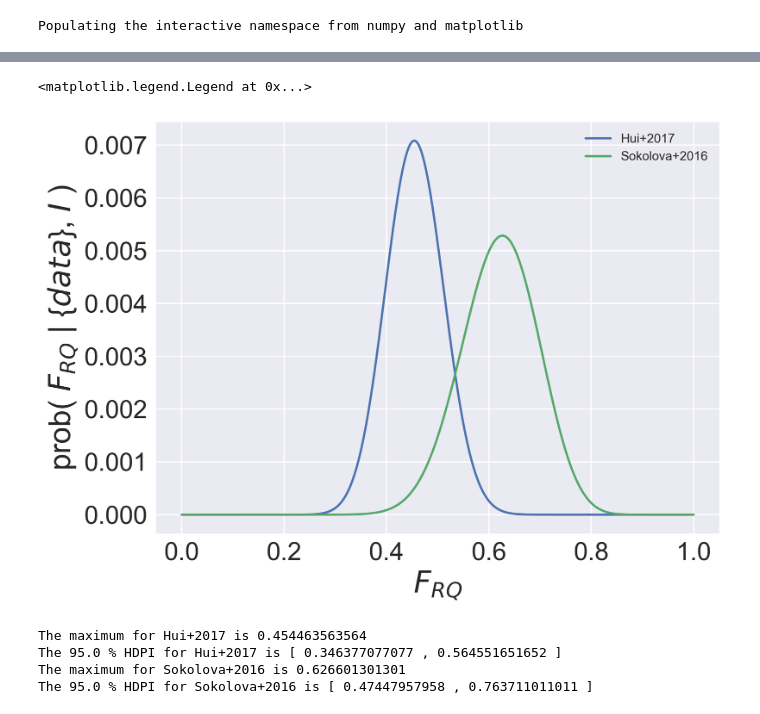
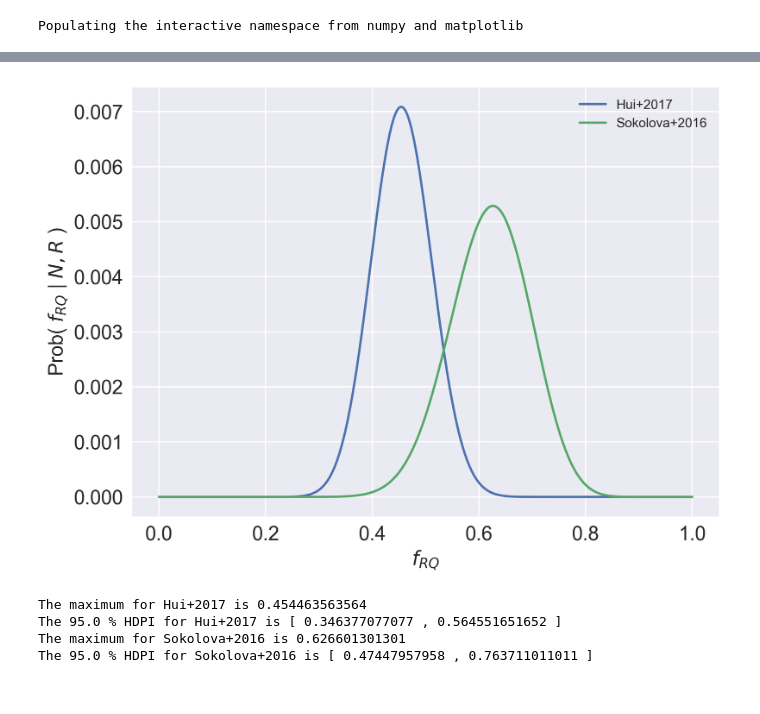
Before and after one commit to hfdavidyu/radio-quiet_radio-loud, a Jupyter notebook: Prob_RQ.ipynb, the cells around one changed output, grey strips where cells are left out. Drawn from its saved outputs; the diff is of its cells as text; code cells hidden in the pictures.

```diff
--- a/Prob_RQ.ipynb
+++ b/Prob_RQ.ipynb
@@ -33,38 +33,39 @@ prior = logJeffreys(x)
 
 # define the likelihoods
 likelihood_Hui = logBinomial(x, 77, 35)
 likelihood_Sok = logBinomial(x, 40, 25)
 
 
 # compute the posteriors
 posterior_Hui = prior + likelihood_Hui
 posterior_Hui = posterior_Hui - max(posterior_Hui)
 posterior_Hui = np.exp(posterior_Hui)
 
 posterior_Sok = prior + likelihood_Sok
 posterior_Sok = posterior_Sok - max(posterior_Sok)
 posterior_Sok = np.exp(posterior_Sok)
 
 
 # evidence is the normalisation
 evidence_Hui = sum(posterior_Hui)
 posterior_Hui = posterior_Hui/evidence_Hui
 
 evidence_Sok = sum(posterior_Sok)
 posterior_Sok = posterior_Sok/evidence_Sok
 
 
 sns.set()
 figure(num=None, figsize=(8, 6), dpi=300)
 plt.plot(x,posterior_Hui,label='Hui+2017')
 plt.plot(x,posterior_Sok,label='Sokolova+2016')
-plt.tick_params(labelsize=20)
-xlabel(r'$F_{RQ}$',size=24)
-ylabel(r'prob( $F_{RQ}$ | {$data$}, $I$ )',size=24)
+plt.tick_params(labelsize=15)
+xlabel(r'$f_{RQ}$',size=15)
+ylabel(r'Prob( $f_{RQ}$ | $N,R$ )',size=15)
 plt.legend()
+
+plt.savefig('frq.pdf', format='pdf', dpi=300, bbox_inches='tight', pad_inches=0.1)
 # %% [output]
-<matplotlib.legend.Legend at 0x...>
-[figure, old version]
+[figure, new version]
 # %%
 def hdpi(x, fx, alpha):
     sfx = fx.copy()
```
Also changed, not shown: parts of 1 cell of this notebook.
